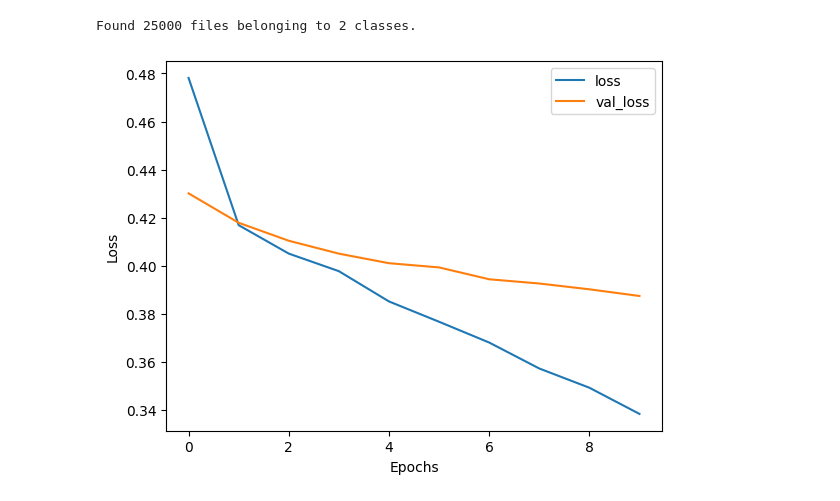
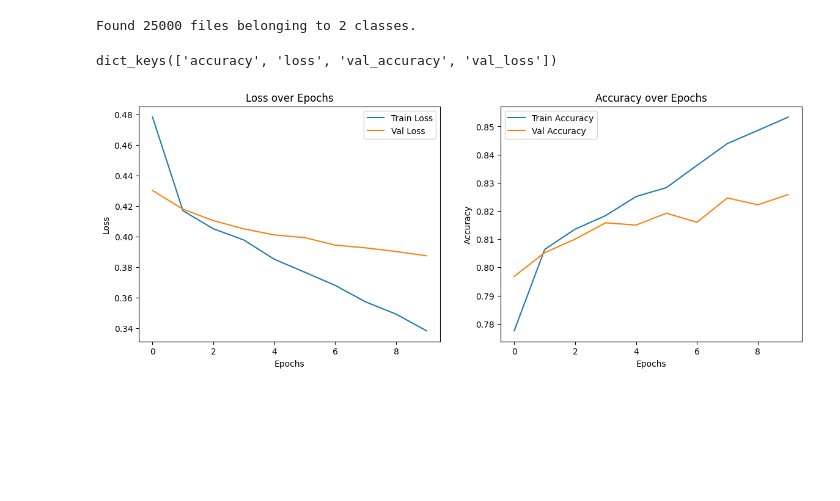
Before and after one commit to amanuelcm27/sentiment-analyzer, a Jupyter notebook: sentiment.ipynb, the cells around one changed output. Drawn from its saved outputs; the diff is of its cells as text; code cells hidden in the pictures; blank space fills up the shorter version.

```diff
--- a/sentiment.ipynb
+++ b/sentiment.ipynb
@@ -149,14 +150,25 @@ Found 25000 files belonging to 2 classes.
 # %%
-# plot the training history
 import matplotlib.pyplot as plt
+
 history = sentiment_model.history.history
-plt.plot(history['loss'], label='loss')
-plt.plot(history['val_loss'], label='val_loss')
-plt.xlabel('Epochs')
-plt.ylabel('Loss')
-plt.legend()
+print(history.keys())
+fig, axs = plt.subplots(1, 2, figsize=(14, 5))
+axs[0].plot(history['loss'], label='Train Loss')
+axs[0].plot(history['val_loss'], label='Val Loss')
+axs[0].set_xlabel('Epochs')
+axs[0].set_ylabel('Loss')
+axs[0].set_title('Loss over Epochs')
+axs[0].legend()
+axs[1].plot(history['accuracy'], label='Train Accuracy')
+axs[1].plot(history['val_accuracy'], label='Val Accuracy')
+axs[1].set_xlabel('Epochs')
+axs[1].set_ylabel('Accuracy')
+axs[1].set_title('Accuracy over Epochs')
+axs[1].legend()
+
 plt.show()
 # %% [output]
+dict_keys(['accuracy', 'loss', 'val_accuracy', 'val_loss'])
-[figure, old version]
+[figure, new version]
 # %%
 # test on custom text
```
Also changed, not shown: parts of 5 cells of this notebook.
